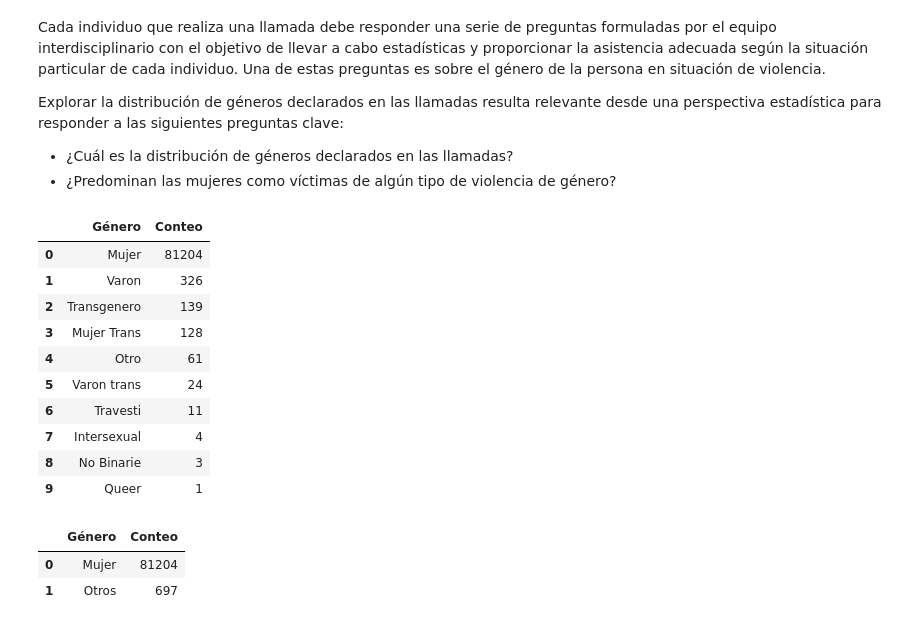
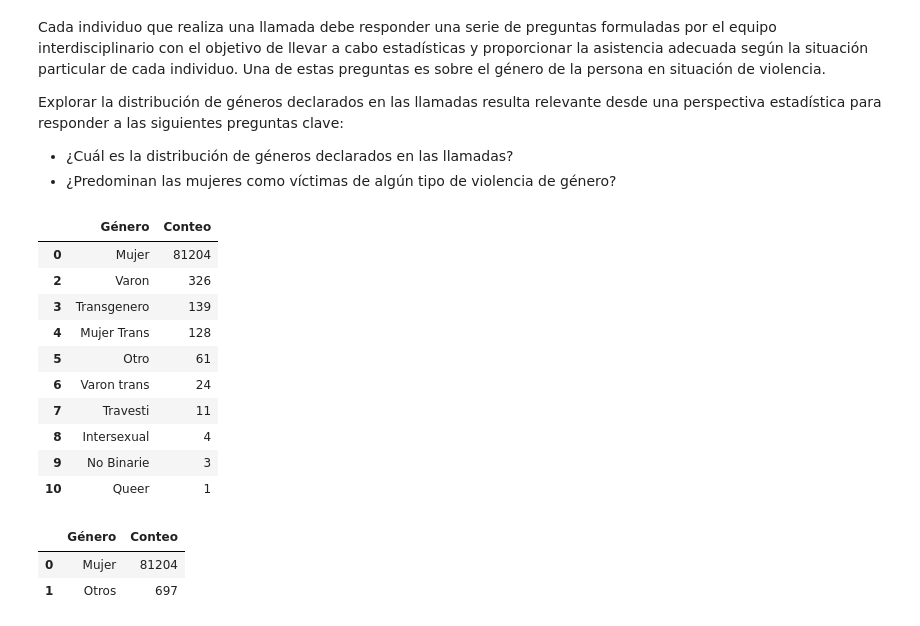
Before and after one commit to DataAnalystGabo/Analisis-Exploratorio-de-Datos-Linea-144, a Jupyter notebook: Notebooks/analisis.ipynb, the cells around one changed output. Drawn from its saved outputs; the diff is of its cells as text; code cells hidden in the pictures.

```diff
--- a/Notebooks/analisis.ipynb
+++ b/Notebooks/analisis.ipynb
@@ -174,25 +171,26 @@ Explorar la distribución de géneros declarados en las llamadas resulta relevan
 # %%
 #Generamos una tabla con todos los géneros declarados y la cantidad total de llamados por cada uno de ellos.
 df['genero_persona_en_situacion_de_violencia'] = df['genero_persona_en_situacion_de_violencia'].replace({
     'Transgénero': 'Transgenero',
     'Varón Trans': 'Varon trans',
     'Varon Trans': 'Varon trans'
 })
 generos = df['genero_persona_en_situacion_de_violencia'].value_counts()
 generos = pd.DataFrame({'Género': generos.index, 'Conteo': generos.values})
+generos =  generos[generos['Género'] != 'Missing']
 generos
 # %% [output]
 |  | Género | Conteo |
 | 0 | Mujer | 81204 |
-| 1 | Varon | 326 |
-| 2 | Transgenero | 139 |
-| 3 | Mujer Trans | 128 |
-| 4 | Otro | 61 |
-| 5 | Varon trans | 24 |
-| 6 | Travesti | 11 |
-| 7 | Intersexual | 4 |
-| 8 | No Binarie | 3 |
-| 9 | Queer | 1 |
+| 2 | Varon | 326 |
+| 3 | Transgenero | 139 |
+| 4 | Mujer Trans | 128 |
+| 5 | Otro | 61 |
+| 6 | Varon trans | 24 |
+| 7 | Travesti | 11 |
+| 8 | Intersexual | 4 |
+| 9 | No Binarie | 3 |
+| 10 | Queer | 1 |
 # %%
 #En estas líneas de código, excluimos el género MUJER con el objetivo de graficar los demás géneros.
 generos_otros = generos[generos['Género'] != 'Mujer']
```
Also changed, not shown: parts of 10 cells of this notebook.
